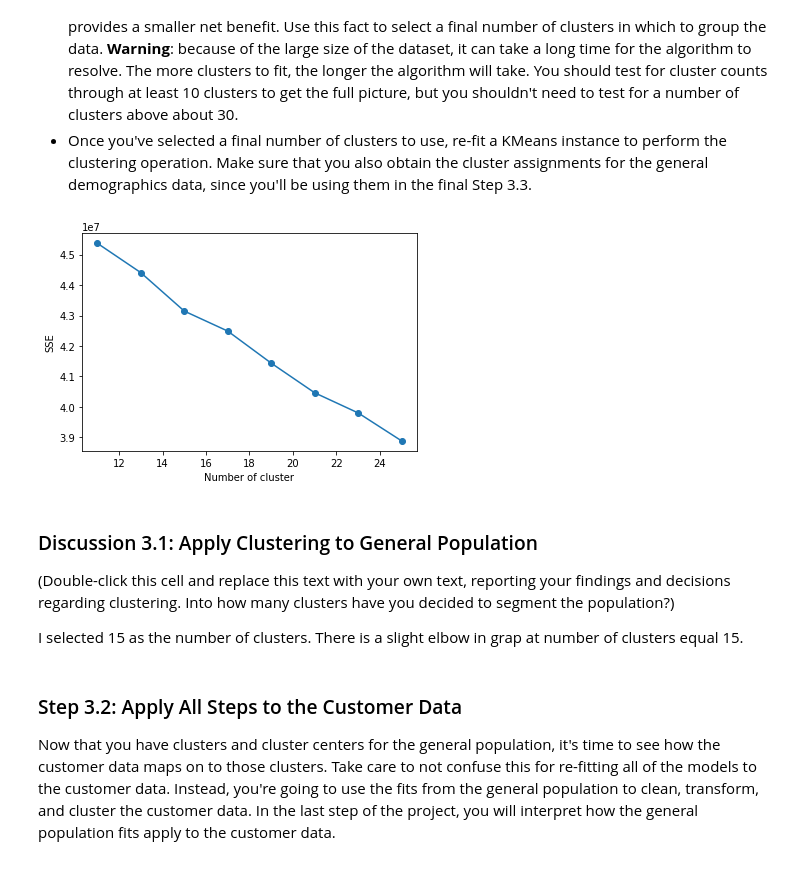
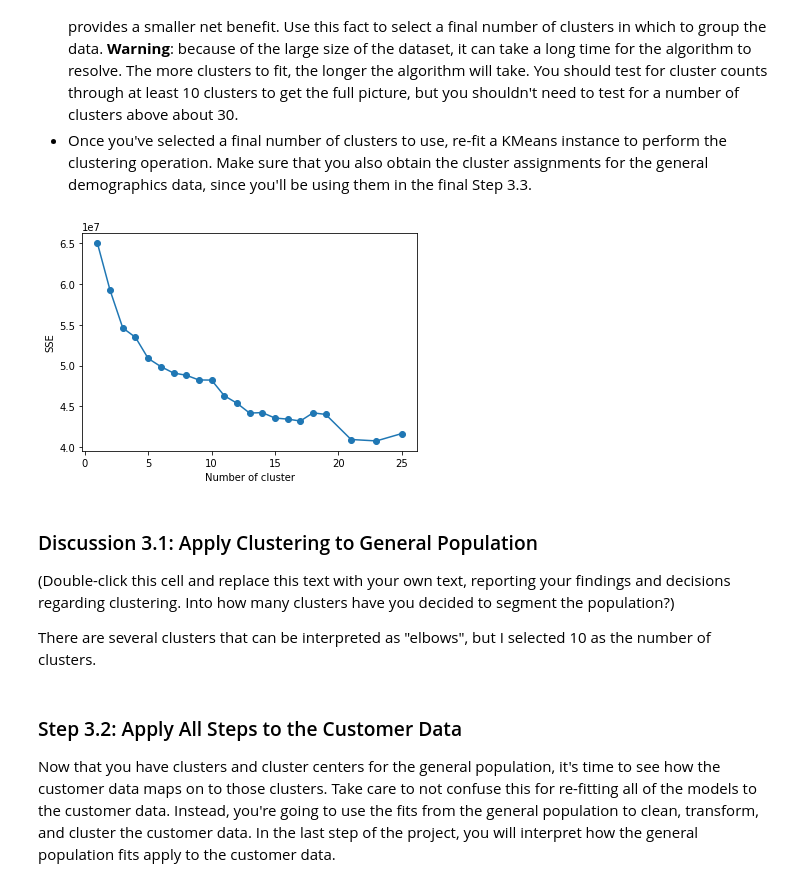
Before and after one commit to blindij/identify_customer_segments, a Jupyter notebook: Identify_Customer_Segments.ipynb, the cells around one changed output. Cells and saved outputs as stored; diff of their text form; code cells hidden in the pictures.

```diff
--- a/Identify_Customer_Segments.ipynb
+++ b/Identify_Customer_Segments.ipynb
@@ -1353,22 +1353,23 @@ You've assessed and cleaned the demographics data, then scaled and transformed t
 - Perform the above two steps for a number of different cluster counts. You can then see how the average distance decreases with an increasing number of clusters. However, each additional cluster provides a smaller net benefit. Use this fact to select a final number of clusters in which to group the data. **Warning**: because of the large size of the dataset, it can take a long time for the algorithm to resolve. The more clusters to fit, the longer the algorithm will take. You should test for cluster counts through at least 10 clusters to get the full picture, but you shouldn't need to test for a number of clusters above about 30.
 - Once you've selected a final number of clusters to use, re-fit a KMeans instance to perform the clustering operation. Make sure that you also obtain the cluster assignments for the general demographics data, since you'll be using them in the final Step 3.3.
 # %%
-demographics_2_c50_df = pd.read_csv('demographic_c50_df.csv',sep=';')
+demographic_2_c50_df = pd.read_csv('demographic_c50_df.csv',sep=';')
 # %%
-clusters = [11, 13, 15,17, 19,21,23,25]
+from sklearn.cluster import MiniBatchKMeans
+clusters = [1,2,3,4,5,6,7,8,9,10,11,12,13,14,15,16,17,18,19,21,23,25]
 sse = {}
 for k in clusters:
-    kmeans = KMeans(n_clusters=k).fit(demographics_2_c50_df)
+    kmeans = MiniBatchKMeans(n_clusters=k).fit(demographic_2_c50_df)
     #data["clusters"] = kmeans.labels_
     #print(data["clusters"])
     sse[k] = kmeans.inertia_ # Inertia: Sum of distances of samples to their closest cluster center
 plt.figure()
 plt.plot(list(sse.keys()), list(sse.values()),marker="o")
 plt.xlabel("Number of cluster")
 plt.ylabel("SSE")
 plt.show()
 # %% [output]
-[figure, old version]
+[figure, new version]
 # %%
 # Re-fit the k-means model with the selected number of clusters and obtain
 # cluster predictions for the general population demographics data.
@@ -1382,7 +1383,7 @@ predictions = final_model.predict(demographics_2_c50_df)
 
 (Double-click this cell and replace this text with your own text, reporting your findings and decisions regarding clustering. Into how many clusters have you decided to segment the population?)
 
-I selected 15 as the number of clusters. There is a slight elbow in grap at number of clusters equal 15.
+There are several clusters that can be interpreted as "elbows", but I selected 10 as the number of clusters.
 # %% [markdown]
 ### Step 3.2: Apply All Steps to the Customer Data
 
```
Also changed, not shown: parts of 14 cells of this notebook, 1 other file.
